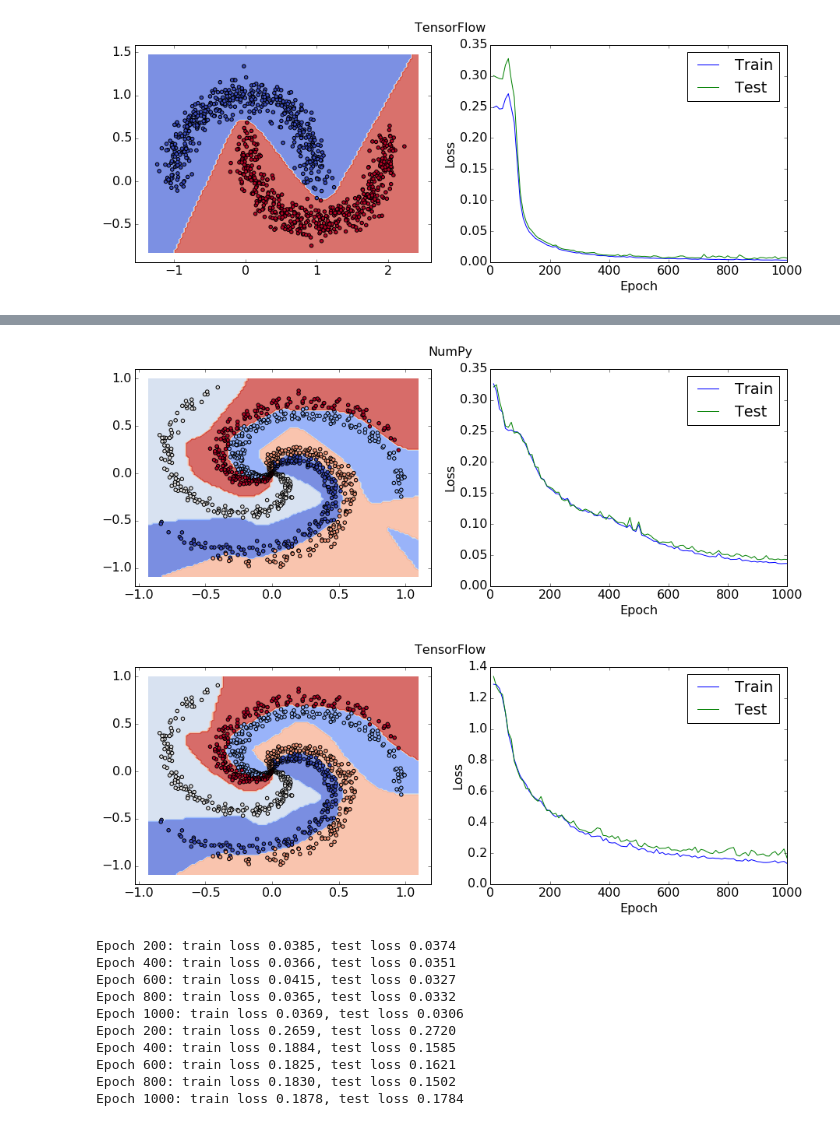
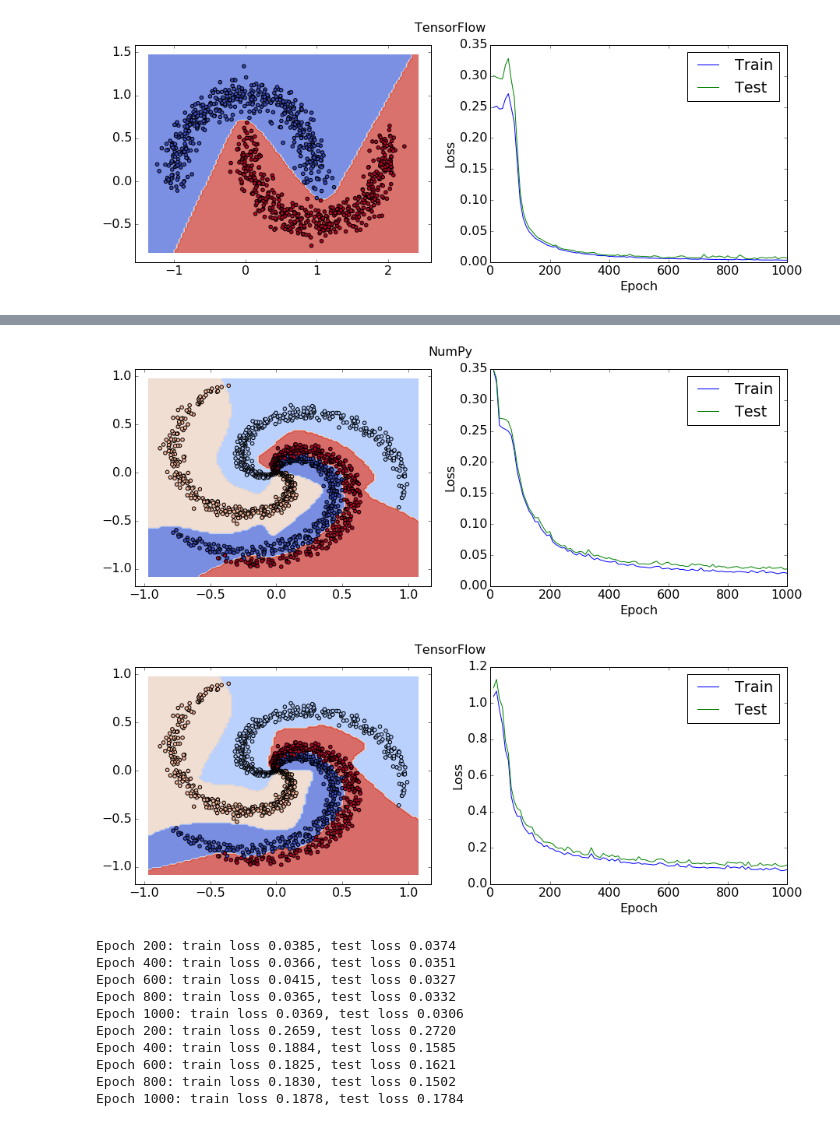
Before and after one commit to cgst/nn, a Jupyter notebook: nn_comparison.ipynb, the cells around one changed output, grey strips where cells are left out. Saved outputs shown, nothing was run; the diff lists cells and outputs as text; code cells hidden in the pictures.

```diff
--- a/nn_comparison.ipynb
+++ b/nn_comparison.ipynb
@@ -310,6 +321,6 @@ def plot(model, ds, history, title=None):
     plt.ylabel('Loss')
 
 
-def train_and_plot(model, ds, title):
-    history = train(model, ds)
+def train_and_plot(model, ds, title, **kwargs):
+    history = train(model, ds, **kwargs)
     plot(model, ds, history, title)
@@ -331,7 +344,7 @@ Epoch 1000: train loss 0.0031, test loss 0.0064
 [figure]
 [figure]
 # %%
-ds = ToyDataset(1000, 2, 5, type='spirals', noise=0.15)
-train_and_plot(numpy_classifier(2, 5, 20), ds, "NumPy")
-train_and_plot(tensorflow_classifier(2, 5, 20), ds, "TensorFlow")
+ds = ToyDataset(1500, 2, 4, type='spirals', noise=0.15)
+train_and_plot(numpy_classifier(2, 4, 32), ds, "NumPy")
+train_and_plot(tensorflow_classifier(2, 4, 32), ds, "TensorFlow")
 # %% [output]
@@ -348,5 +361,5 @@ Epoch 1000: train loss 0.1330, test loss 0.1694
-[figure, old version]
+[figure, new version]
-[figure, old version]
+[figure, new version]
 # %%
 ds = ToyDataset(1000, 2, 5, type='blobs')
 train_and_plot(numpy_classifier(2, 5, 10), ds, "NumPy")
```
Also changed, not shown: parts of 10 cells of this notebook.
